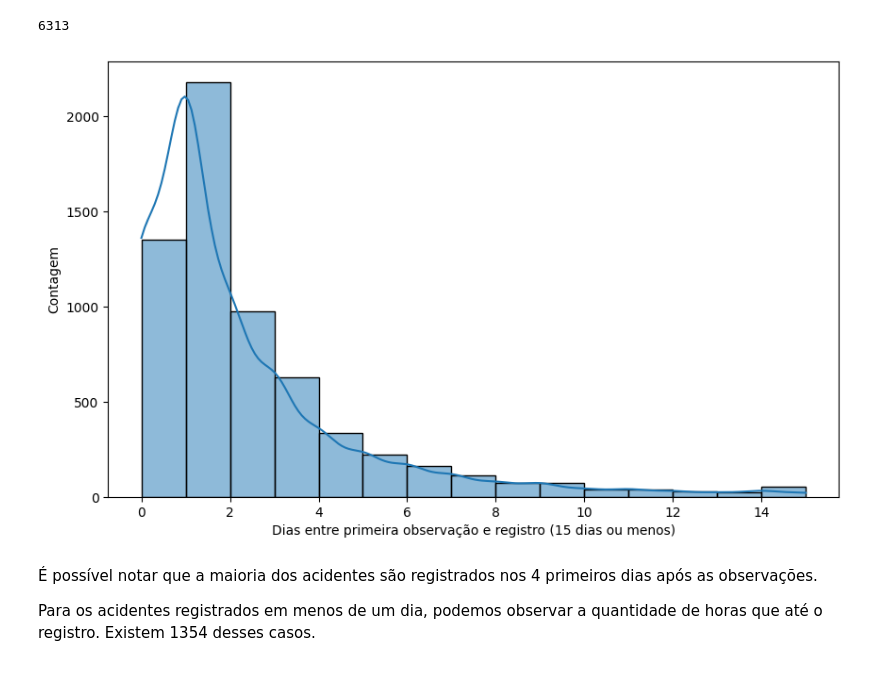
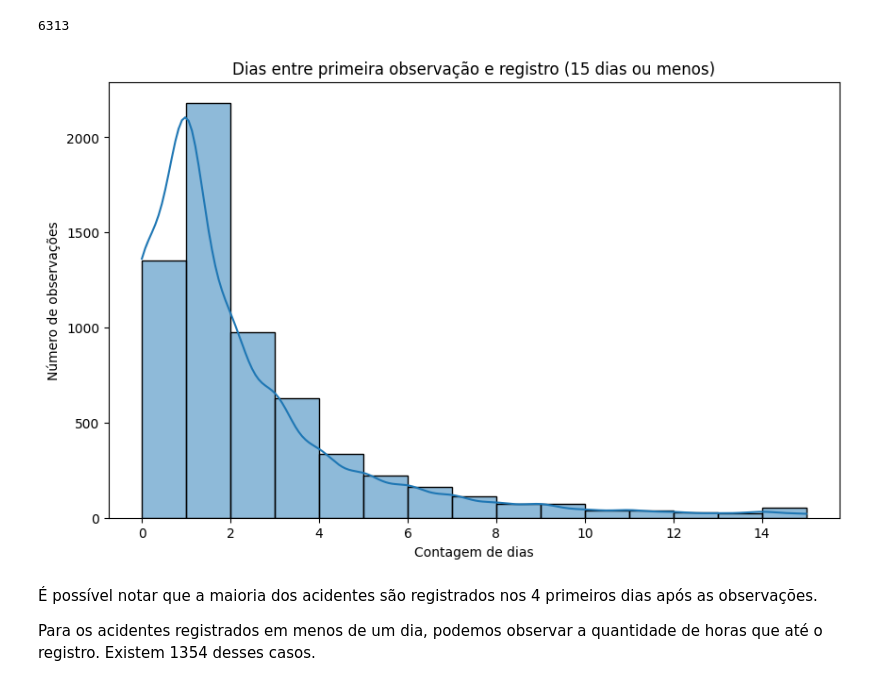
Before and after one commit to mariabrandaob/PCD-2-IBAMA, a Jupyter notebook: PCD_2_IBAMA.ipynb, the cells around one changed output. Cells and saved outputs as stored; diff of their text form; code cells hidden in the pictures.

```diff
--- a/PCD_2_IBAMA.ipynb
+++ b/PCD_2_IBAMA.ipynb
@@ -484,11 +489,12 @@ len(very_short_day_count_dif)
 # %%
 plt.figure(figsize=(10,6))
 sns.histplot(data=very_short_day_count_dif, binwidth=1, kde=True)
-plt.xlabel("Dias entre primeira observação e registro (15 dias ou menos)")
-plt.ylabel("Contagem")
+plt.xlabel("Contagem de dias")
+plt.ylabel("Número de observações")
+plt.title("Dias entre primeira observação e registro (15 dias ou menos)")
 plt.show()
 # %% [output]
-[figure, old version]
+[figure, new version]
 # %% [markdown]
 É possível notar que a maioria dos acidentes são registrados nos 4 primeiros dias após as observações.
 
```
Also changed, not shown: parts of 21 cells of this notebook.
